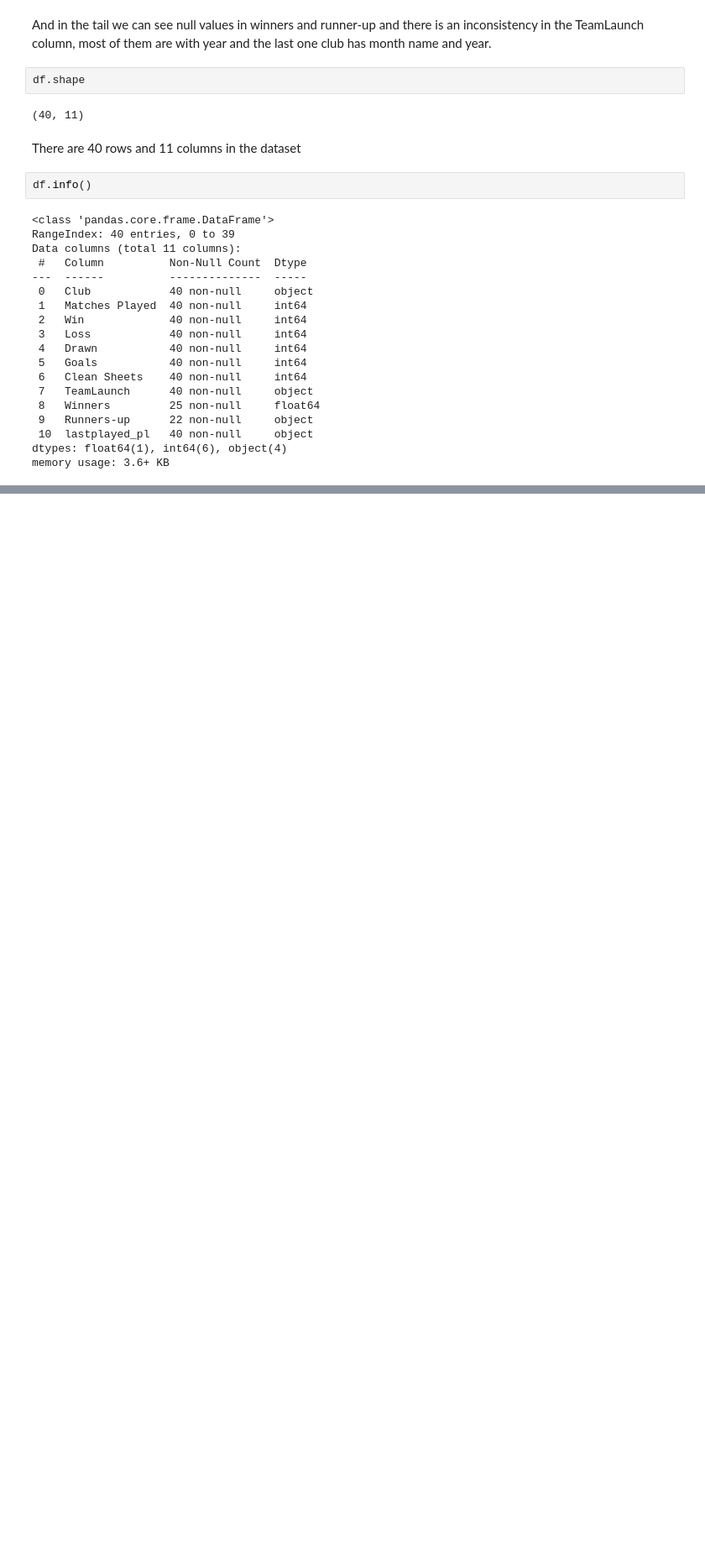
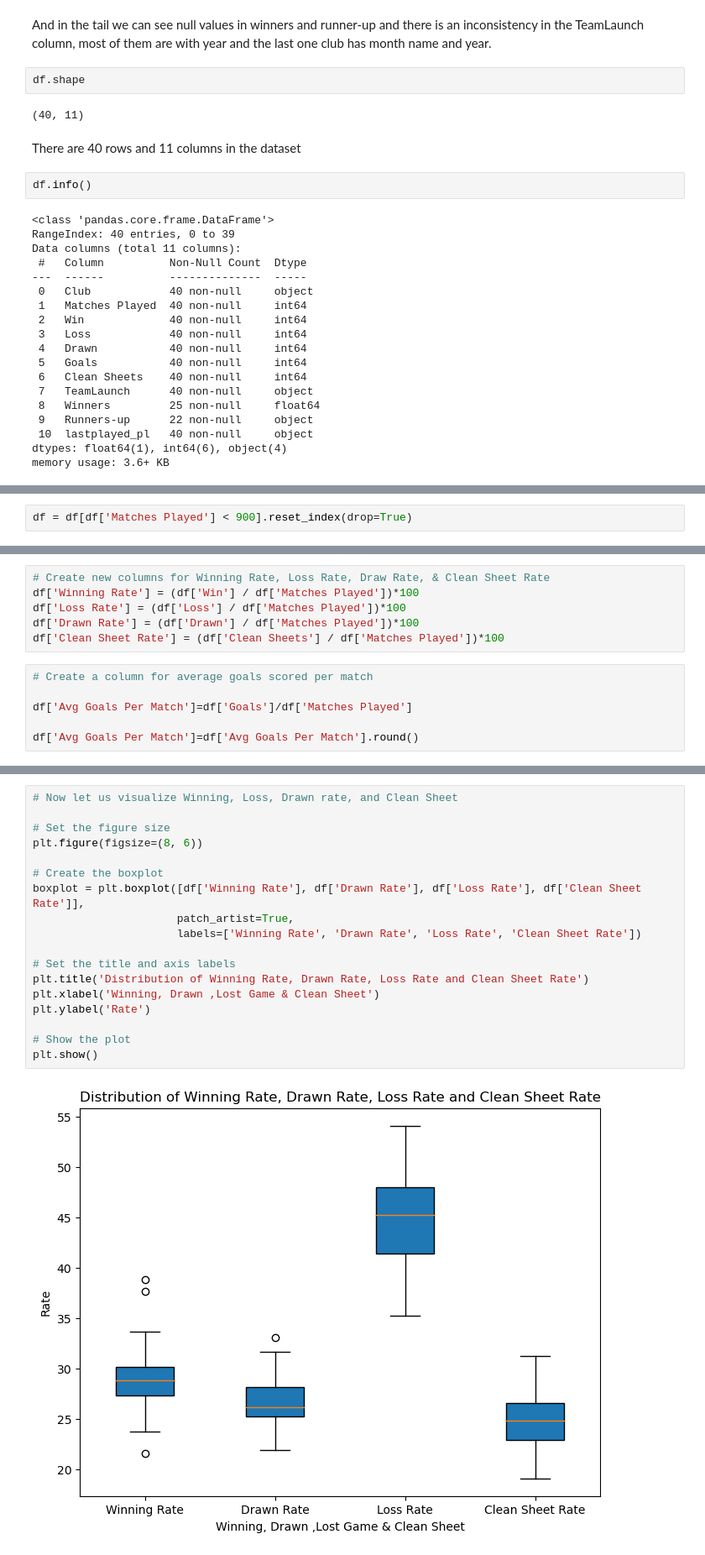
Before and after one commit to ranivaishnav/Data_Analysis_using_statistics, a Jupyter notebook: EDA.ipynb, the cells around one changed output, grey strips where cells are left out. Shown: that part at 84% size. Drawn from its saved outputs; the diff is of its cells as text; blank space fills up the shorter version.

```diff
--- a/EDA.ipynb
+++ b/EDA.ipynb
@@ -56,0 +372,2 @@ There are 40 missing values in each column, indicating that there is no missing
+# %%
+df = df[df['Matches Played'] < 900].reset_index(drop=True)
@@ -56,0 +395,12 @@ There are 40 missing values in each column, indicating that there is no missing
+# %%
+# Create new columns for Winning Rate, Loss Rate, Draw Rate, & Clean Sheet Rate
+df['Winning Rate'] = (df['Win'] / df['Matches Played'])*100
+df['Loss Rate'] = (df['Loss'] / df['Matches Played'])*100
+df['Drawn Rate'] = (df['Drawn'] / df['Matches Played'])*100
+df['Clean Sheet Rate'] = (df['Clean Sheets'] / df['Matches Played'])*100
+# %%
+# Create a column for average goals scored per match
+
+df['Avg Goals Per Match']=df['Goals']/df['Matches Played']
+
+df['Avg Goals Per Match']=df['Avg Goals Per Match'].round()
@@ -56,0 +419,20 @@ There are 40 missing values in each column, indicating that there is no missing
+# %%
+# Now let us visualize Winning, Loss, Drawn rate, and Clean Sheet
+
+# Set the figure size
+plt.figure(figsize=(8, 6))
+
+# Create the boxplot
+boxplot = plt.boxplot([df['Winning Rate'], df['Drawn Rate'], df['Loss Rate'], df['Clean Sheet Rate']],
+                      patch_artist=True,
+                      labels=['Winning Rate', 'Drawn Rate', 'Loss Rate', 'Clean Sheet Rate'])
+
+# Set the title and axis labels
+plt.title('Distribution of Winning Rate, Drawn Rate, Loss Rate and Clean Sheet Rate')
+plt.xlabel('Winning, Drawn ,Lost Game & Clean Sheet')
+plt.ylabel('Rate')
+
+# Show the plot
+plt.show()
+# %% [output]
+[figure, added]
```
Also changed, not shown: parts of 77 cells of this notebook.
